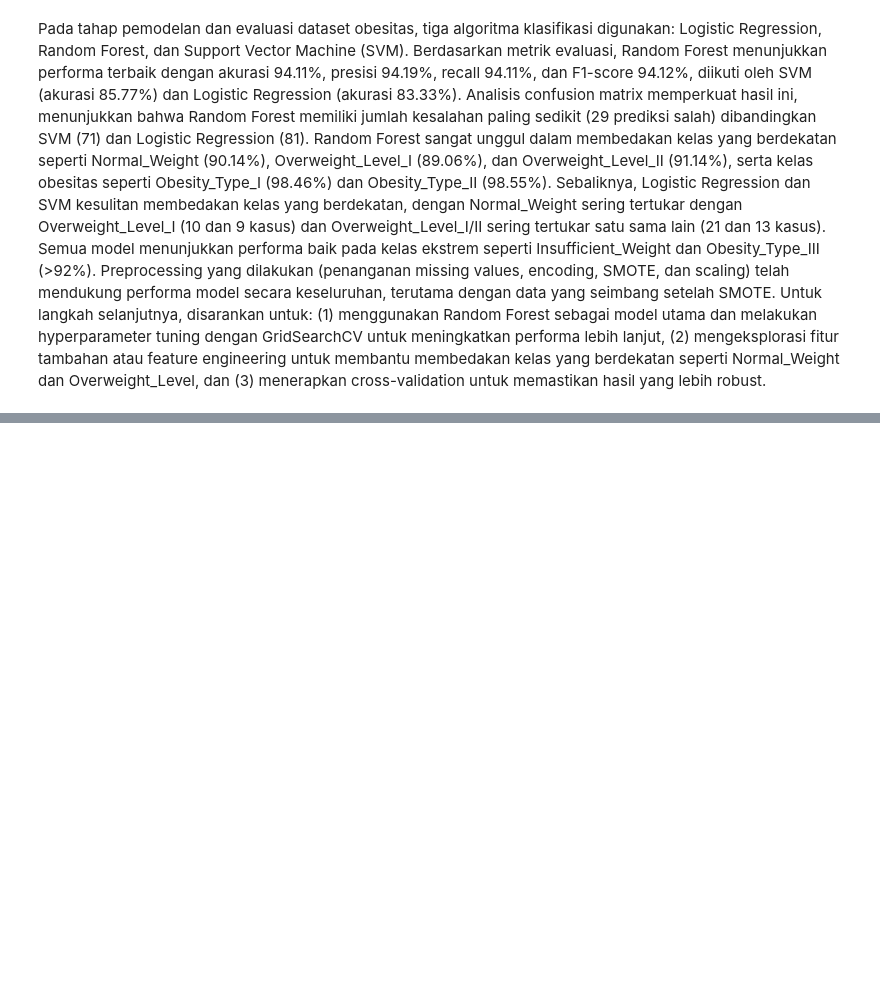
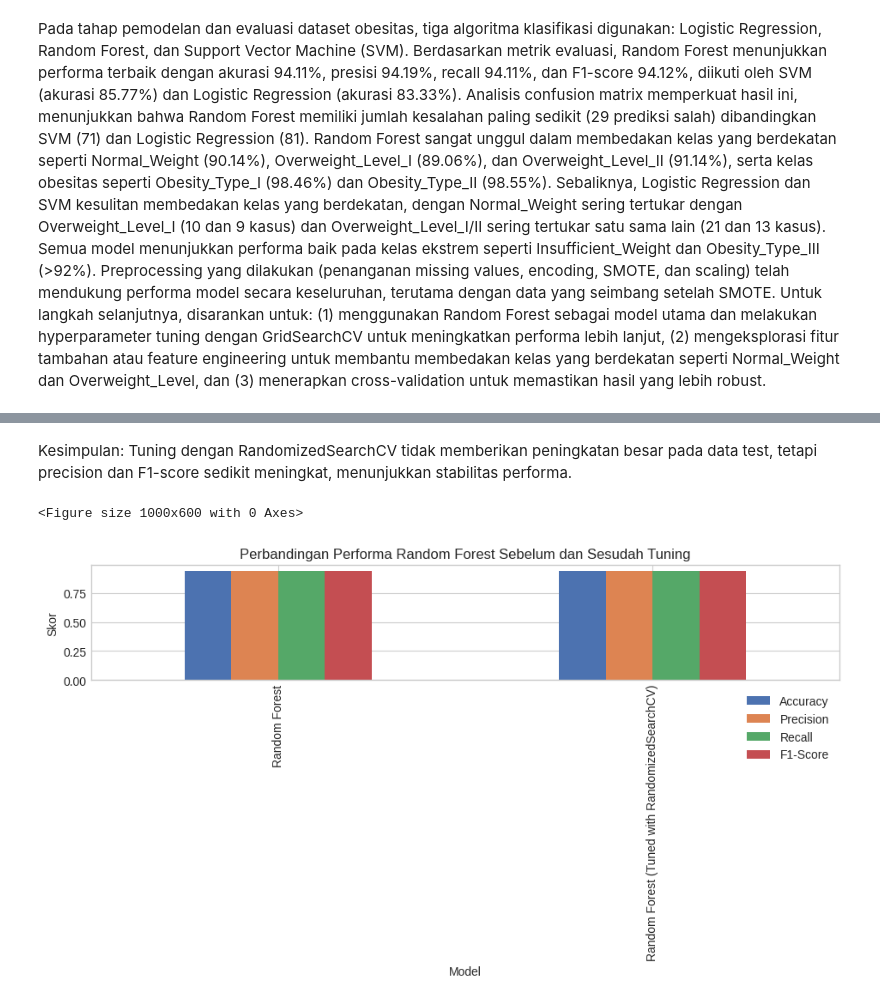
Before and after one commit to Daffa-afaf/Capstone-Bengkod, a Jupyter notebook: Capstone.ipynb, the cells around one changed output, grey strips where cells are left out. Cells and saved outputs as stored; diff of their text form; code cells hidden in the pictures; blank space fills up the shorter version.

Commit message:
Sudah sampai HyperParameter Tuning

```diff
--- a/Capstone.ipynb
+++ b/Capstone.ipynb
@@ -632,0 +726,44 @@ Pada tahap pemodelan dan evaluasi dataset obesitas, tiga algoritma klasifikasi d
+# %% [markdown]
+Kesimpulan: Tuning dengan RandomizedSearchCV tidak memberikan peningkatan besar pada data test, tetapi precision dan F1-score sedikit meningkat, menunjukkan stabilitas performa.
+# %%
+import pandas as pd
+import matplotlib.pyplot as plt
+
+# Data sebelum tuning (Random Forest awal)
+results_before = {
+    'Model': ['Random Forest'],
+    'Accuracy': [0.941057],
+    'Precision': [0.941923],
+    'Recall': [0.941057],
+    'F1-Score': [0.941219]
+}
+
+results_df_before = pd.DataFrame(results_before)
+
+# Data setelah tuning dengan RandomizedSearchCV
+results_random_tuned = {
+    'Model': ['Random Forest (Tuned with RandomizedSearchCV)'],
+    'Accuracy': [0.941057],
+    'Precision': [0.942409],
+    'Recall': [0.941057],
+    'F1-Score': [0.941380]
+}
+
+# Gabungkan hasil sebelum dan sesudah tuning
+results_df_combined = pd.concat([
+    results_df_before,
+    pd.DataFrame(results_random_tuned)
+], ignore_index=True)
+
+# Visualisasi perbandingan performa
+plt.figure(figsize=(10, 6))
+results_df_combined.set_index('Model')[['Accuracy', 'Precision', 'Recall', 'F1-Score']].plot(kind='bar')
+plt.title('Perbandingan Performa Random Forest Sebelum dan Sesudah Tuning')
+plt.ylabel('Skor')
+plt.xlabel('Model')
+plt.legend(loc='lower right', bbox_to_anchor=(1, -0.8), ncol=1)
+plt.tight_layout(pad=3.0)
+plt.show()
+# %% [output]
+<Figure size 1000x600 with 0 Axes>
+[figure, added]
```
Also changed, not shown: parts of 5 cells of this notebook.
